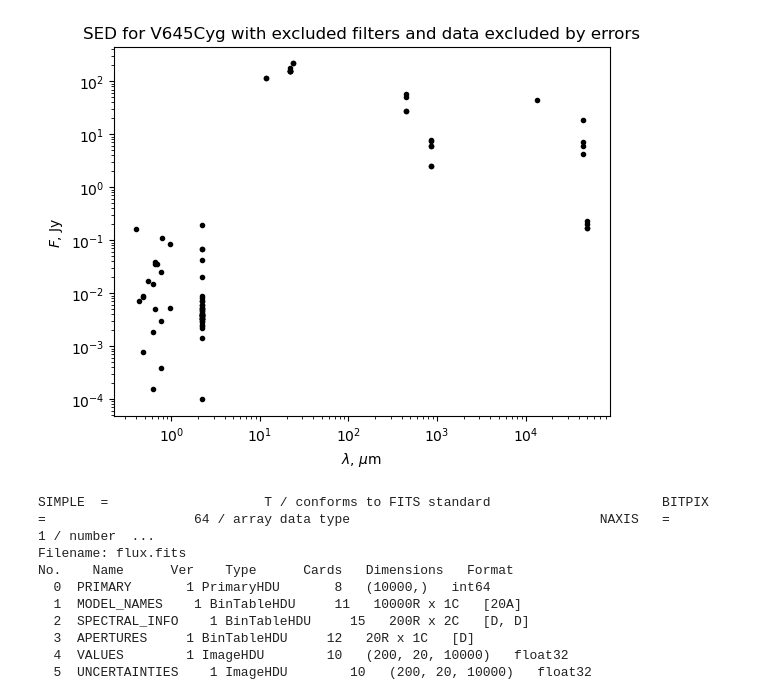
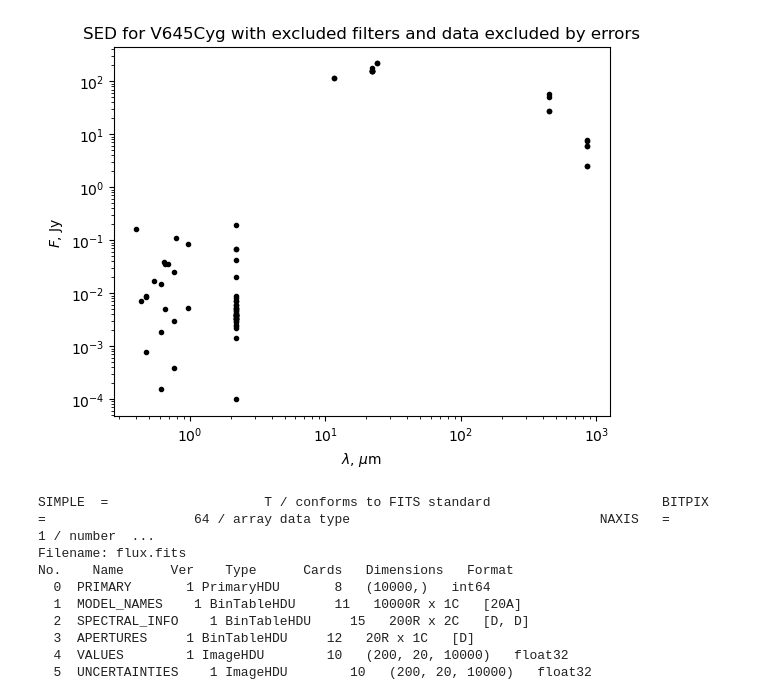
Before and after one commit to AstroTaffer/MEN-681301-OAM, a Jupyter notebook: project_00.ipynb, the cells around one changed output. Cells and saved outputs as stored; diff of their text form; code cells hidden in the pictures.

```diff
--- a/project_00.ipynb
+++ b/project_00.ipynb
@@ -87,35 +81,44 @@ def filter_error(group_table):
             return False
 
     return True
 
 
 
 
 grouped_table = sed.group_by('sed_filter')
 
 
 filtered_groups = [group for group in grouped_table.groups if filter_by_name(group,filters_to_exclude) and filter_error(group)]
 
 
 filtered_table = Table(rows=[row for group in filtered_groups for row in group])
 
 
 
 
 filtered_table['col6']=299792.458/filtered_table['col6']
 
+idx=np.where(filtered_table['col6'] <= 1e3)[0]
+
+
+x=filtered_table['col6'][idx]
+y=filtered_table['col7'][idx]
+er=filtered_table['col8'][idx]
+filterr=filtered_table['col9'][idx]
+
+
 fig, ax = plt.subplots()
 ax.set_xlabel('$\lambda$, $\mu$m')
 ax.set_ylabel('$F$, Jy')
 ax.set_xscale('log')
 ax.set_yscale('log')
-ax.errorbar(filtered_table['col6'],filtered_table['col7'], yerr=filtered_table['col8'], fmt='.', color='black', ecolor='b')
+ax.errorbar(x,y, yerr=er, fmt='.', color='black', ecolor='b')
 plt.title('SED for'+' '+target+' '+'with excluded filters and data excluded by errors')
 plt.savefig('sed_nof.png',dpi=300)
 plt.show()
 plt.close()
 # %% [output]
-[figure, old version]
+[figure, new version]
 # %%
 from astropy.io import fits
 
```
Also changed, not shown: parts of 5 cells of this notebook.
